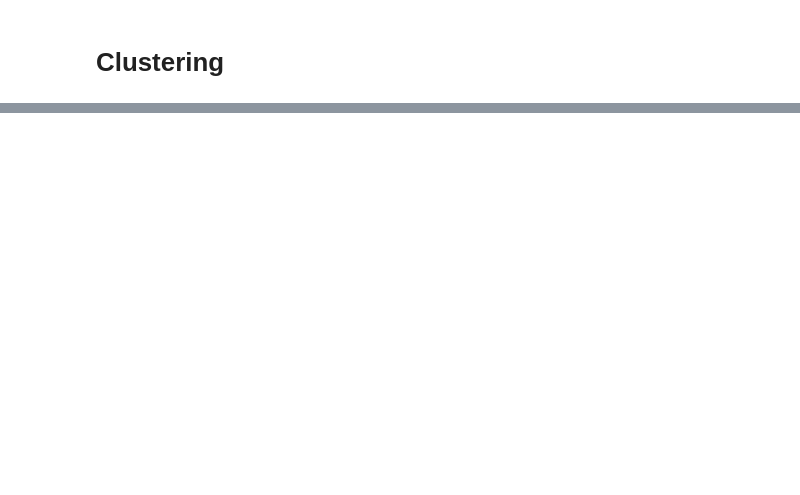
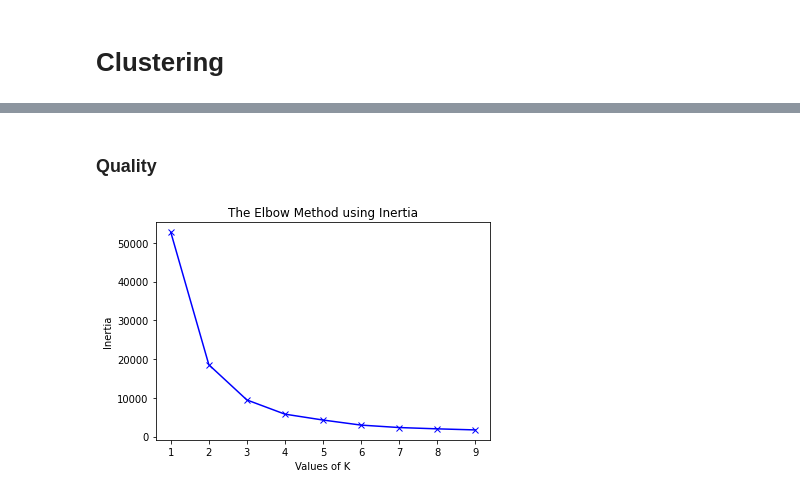
Before and after one commit to JanChristianRedlich/cltk-playground, a Jupyter notebook: clustering.ipynb, the cells around one changed output, grey strips where cells are left out. Drawn from its saved outputs; the diff is of its cells as text; code cells hidden in the pictures; blank space fills up the shorter version.

```diff
--- a/clustering.ipynb
+++ b/clustering.ipynb
@@ -14,8 +17,6 @@ tagged_sentences = []
 
 with open('corpus.txt', 'r') as f:
 	corpus = f.read()
-
-# corpus = "Quo usque tandem abutere, Catilina, patientia nostra? quam diu etiam furor iste tuus nos eludet?"
 
 cltk_nlp = NLP(language="lat")
 cltk_doc = cltk_nlp.analyze(text=corpus)
@@ -32,9 +33,10 @@ for sentence in cltk_doc.sentences:
             sent_clean += " " + word.string
     sent_obj = {
         "sentence": sent_clean,
-        "pos":sent_pos
+        "pos":sent_pos,
+        "sent_obj": sentence
     }
     tagged_sentences.append(sent_obj)
-    print(sent_clean)
+    # print(sent_clean)
 
 df = pd.DataFrame(tagged_sentences)
@@ -62,0 +102,18 @@ plt.show()
+# %% [markdown]
+### Quality
+# %%
+inertias = []
+K = range(1, 11)
+
+for k in K:
+    kmeanModel = KMeans(n_clusters=k).fit(feature_data)
+    kmeanModel.fit(feature_data)
+    inertias.append(kmeanModel.inertia_)
+
+plt.plot(K, inertias, 'bx-')
+plt.xlabel('Values of K')
+plt.ylabel('Inertia')
+plt.title('The Elbow Method using Inertia')
+plt.show()
+# %% [output]
+[figure, added]
```
Also changed, not shown: parts of 11 cells of this notebook.
